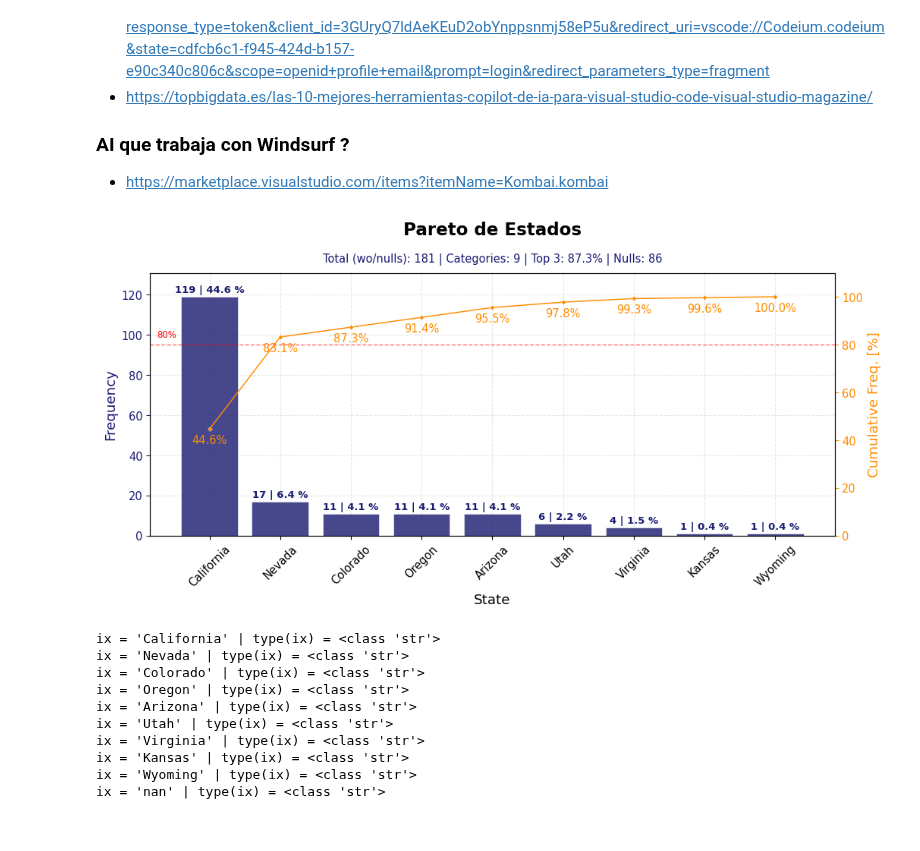
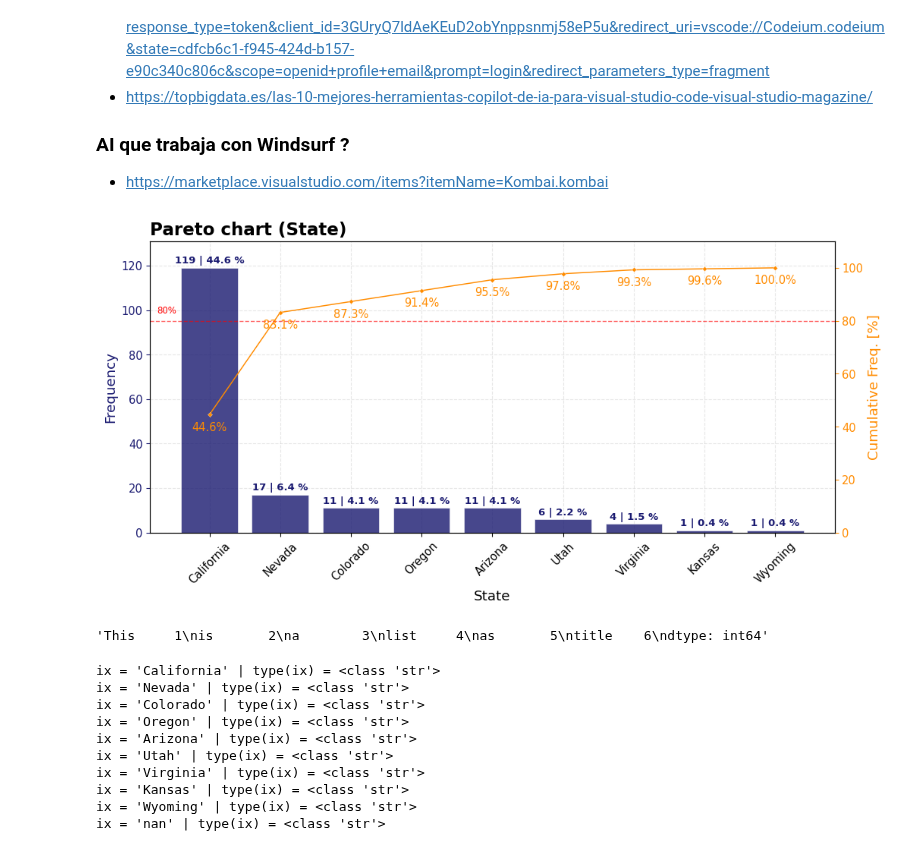
Before and after one commit to jmonti-gh/jm_utils, a Jupyter notebook: dev/plt_pareto.ipynb, the cells around one changed output. Saved outputs shown, nothing was run; the diff lists cells and outputs as text; code cells hidden in the pictures.

Commit message:
chore: make pareto similar to pie (as posible)

```diff
--- a/dev/plt_pareto.ipynb
+++ b/dev/plt_pareto.ipynb
@@ -301,12 +327,22 @@ def plt_pareto(
 # %%
 # import seaborn as sns
 # sns.set_theme()
-fig = plt_pareto(df['State'], value_counts=True, scale=3, scaled_cumulative=False, title='Pareto de Estados', dropna=True, show_grid=True) #, show_reference_lines=True, reference_pct=10, show_grid=True, show_stats_subtitle=True)
+# fig = plt_pareto(df['State'], value_counts=True, scale=3, scaled_cumulative=False, title='Pareto de Estados', dropna=True, show_grid=True) #, show_reference_lines=True, reference_pct=10, show_grid=True, show_stats_subtitle=True)
+fig = plt_pareto(df['State'], value_counts=True, scale=3, scaled_cumulative=False, dropna=True, show_grid=True) #, show_reference_lines=True, reference_pct=10, show_grid=True, show_stats_subtitle=True)
+
 # fdt = pdfuncs.get_fdt(df['State'], value_counts=True, order='desc',
 #                   dropna=False, na_position='value', na_aside_calc=False, include_flat_relatives=True, include_pcts=False)
 # fdt
 # %% [output]
-[figure, old version]
+[figure, new version]
+# %%
+# per jodere ver como se ve un list as title
+ti1 = ['This', 'is', 'a', 'list', 'as', 'title']
+ti2 = {'This': 1, 'is': 2, 'a': 3, 'list': 4, 'as': 5, 'title': 6}
+ti3 = pd.Series(ti2)
+str(ti3)
+# %% [output]
+'This     1\nis       2\na        3\nlist     4\nas       5\ntitle    6\ndtype: int64'
 # %%
 # fdt = pdfuncs.get_fdt(df['State'], value_counts=True, order='desc',
 #                 dropna=False, na_position='value', na_aside_calc=False, include_flat_values=False, include_pcts=True)
```
Also changed, not shown: parts of 2 cells of this notebook.
